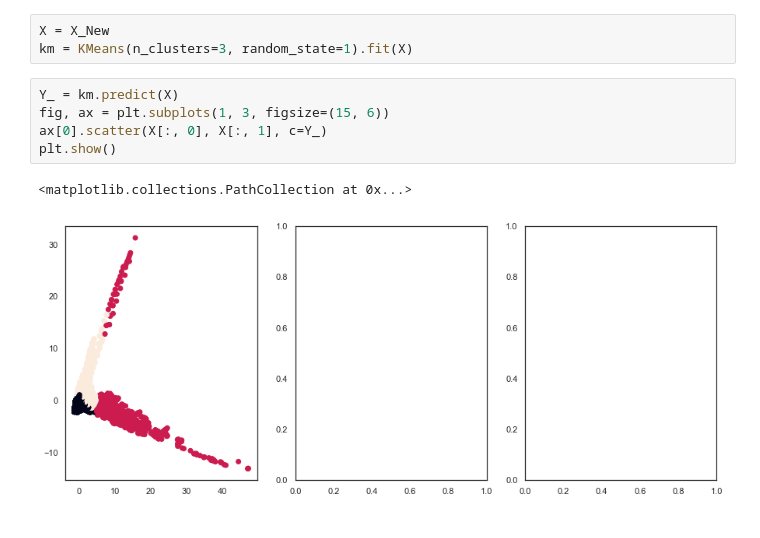
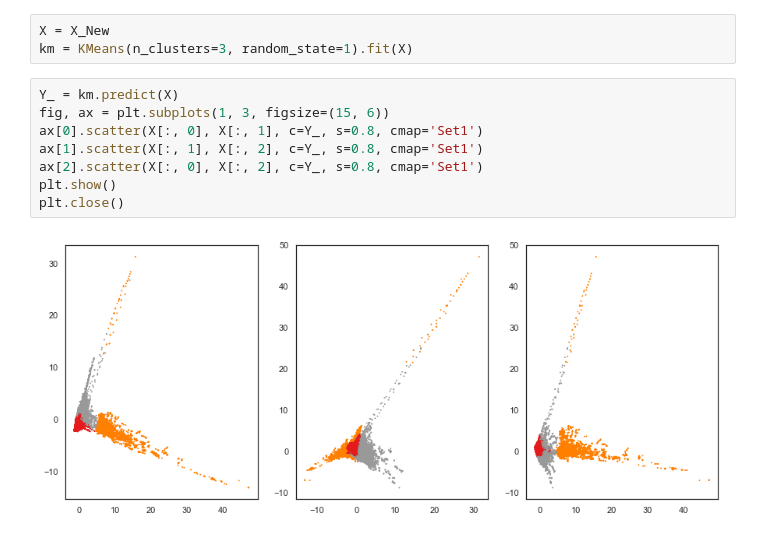
Before and after one commit to valeporti/stg_ete, a Jupyter notebook: test_1.ipynb, the cells around one changed output. Saved outputs shown, nothing was run; the diff lists cells and outputs as text.

```diff
--- a/test_1.ipynb
+++ b/test_1.ipynb
@@ -530,8 +557,10 @@ km = KMeans(n_clusters=3, random_state=1).fit(X)
 # %%
 Y_ = km.predict(X)
 fig, ax = plt.subplots(1, 3, figsize=(15, 6))
-ax[0].scatter(X[:, 0], X[:, 1], c=Y_)
+ax[0].scatter(X[:, 0], X[:, 1], c=Y_, s=0.8, cmap='Set1')
+ax[1].scatter(X[:, 1], X[:, 2], c=Y_, s=0.8, cmap='Set1')
+ax[2].scatter(X[:, 0], X[:, 2], c=Y_, s=0.8, cmap='Set1')
 plt.show()
+plt.close()
 # %% [output]
-<matplotlib.collections.PathCollection at 0x...>
-[figure, old version]
+[figure, new version]
```
Also changed, not shown: parts of 18 cells of this notebook.
